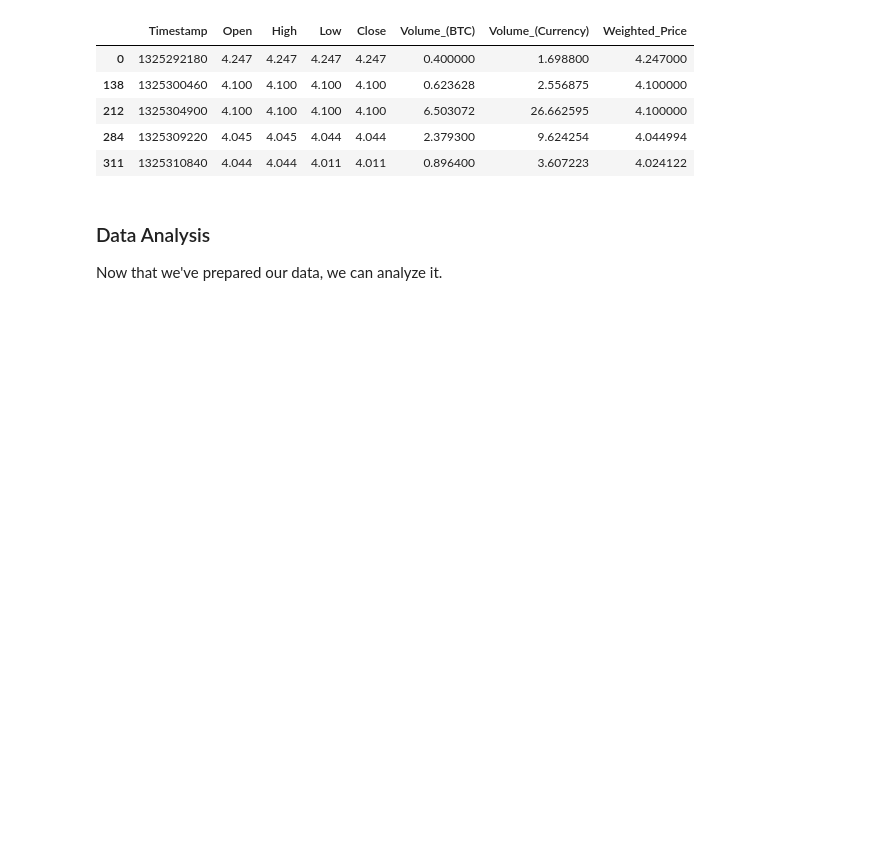
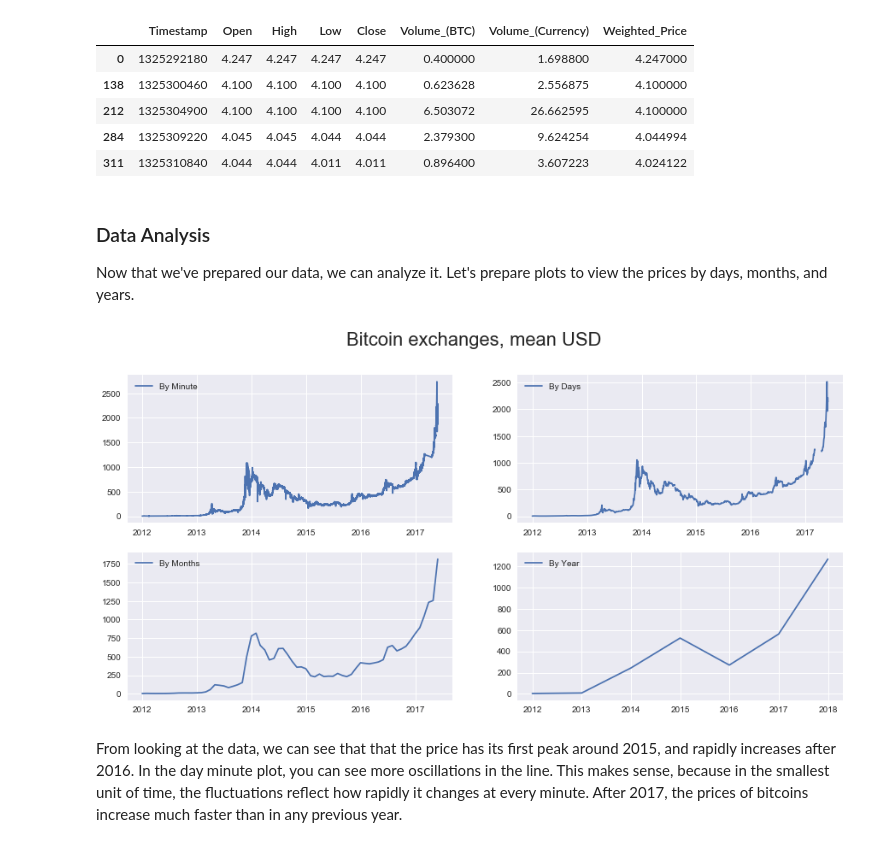
Before and after one commit to 8Gitbrix/cmsc320Bitcoin, a Jupyter notebook: cmsc320final.ipynb, the cells around one changed output. Cells and saved outputs as stored; diff of their text form; code cells hidden in the pictures; blank space fills up the shorter version.

```diff
--- a/cmsc320final.ipynb
+++ b/cmsc320final.ipynb
@@ -61,4 +55,39 @@ table.head()
 | 311 | 1325310840 | 4.044 | 4.044 | 4.011 | 4.011 | 0.896400 | 3.607223 | 4.024122 |
 # %% [markdown]
 ### Data Analysis
-Now that we've prepared our data, we can analyze it.
+Now that we've prepared our data, we can analyze it. Let's prepare plots to view the prices by days, months, and years.
+# %%
+fig = plt.figure(figsize=[15,7])
+plt.suptitle('Bitcoin exchanges, mean USD', fontsize=22)
+
+# minute plot:
+plt.subplot(221)
+plt.plot(table.Weighted_Price, label='By Minute')
+plt.legend()
+
+table.Timestamp = pd.to_datetime(table.Timestamp, unit='s')
+table.index = table.Timestamp
+
+# Day plot:
+table_day = table.resample('D').mean()
+plt.subplot(222)
+plt.plot(table_day.Weighted_Price, label='By Days')
+plt.legend()
+
+# month plot:
+plt.subplot(223)
+table_month = table.resample('M').mean()
+plt.plot(table_month.Weighted_Price, label='By Months')
+plt.legend()
+
+# year plot:
+plt.subplot(224)
+table_year = table.resample('A-DEC').mean()
+plt.plot(table_year.Weighted_Price, label='By Year')
+plt.legend()
+
+plt.show()
+# %% [output]
+[figure, added]
+# %% [markdown]
+From looking at the data, we can see that that the price has its first peak around 2015, and rapidly increases after 2016. In the day minute plot, you can see more oscillations in the line. This makes sense, because in the smallest unit of time, the fluctuations reflect how rapidly it changes at every minute. After 2017, the prices of bitcoins increase much faster than in any previous year.
```
Also changed, not shown: parts of 8 cells of this notebook.
